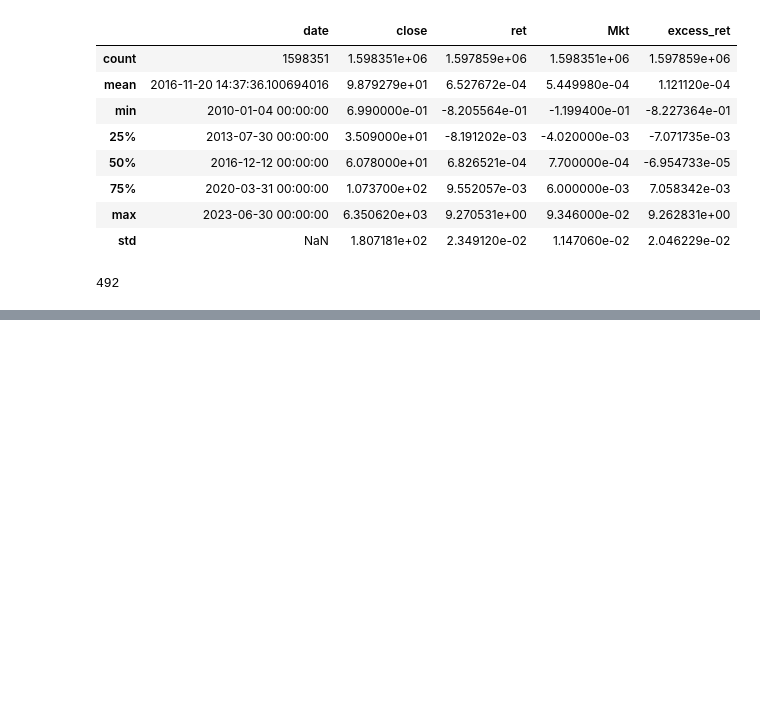
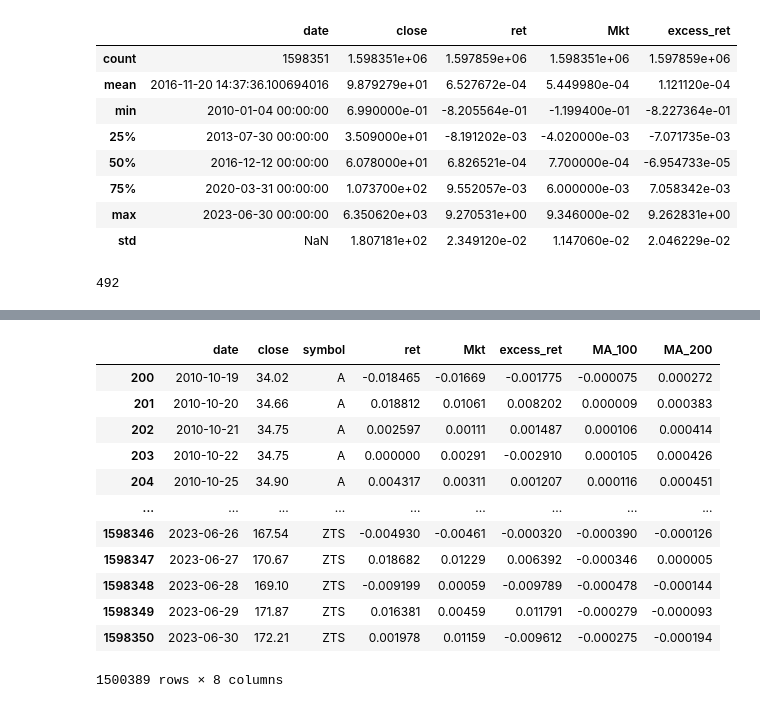
Before and after one commit to Faliell/Pandas_Classes, a Jupyter notebook: aula22-caseStudy.ipynb, the cells around one changed output, grey strips where cells are left out. Saved outputs shown, nothing was run; the diff lists cells and outputs as text; code cells hidden in the pictures; blank space fills up the shorter version.

```diff
--- a/aula22-caseStudy.ipynb
+++ b/aula22-caseStudy.ipynb
@@ -197,0 +228,3 @@ data.symbol.nunique()
+# %%
+MA_100= MA_100.rename({"excess_ret":"MA_100"},axis=1)
+MA_200= MA_200.rename({"excess_ret":"MA_200"},axis=1)
@@ -197,0 +240,3 @@ data.symbol.nunique()
+# %%
+data = data.reset_index()
+data.head(2)
@@ -197,0 +247,3 @@ data.symbol.nunique()
+# %%
+data = data.merge(MA_100, on= ["symbol", "date"])
+data = data.merge(MA_200, on= ["symbol", "date"])
@@ -197,0 +264,18 @@ data.symbol.nunique()
+# %%
+data = data.dropna()
+# %%
+data
+# %% [output]
+|  | date | close | symbol | ret | Mkt | excess_ret | MA_100 | MA_200 |
+| 200 | 2010-10-19 | 34.02 | A | -0.018465 | -0.01669 | -0.001775 | -0.000075 | 0.000272 |
+| 201 | 2010-10-20 | 34.66 | A | 0.018812 | 0.01061 | 0.008202 | 0.000009 | 0.000383 |
+| 202 | 2010-10-21 | 34.75 | A | 0.002597 | 0.00111 | 0.001487 | 0.000106 | 0.000414 |
+| 203 | 2010-10-22 | 34.75 | A | 0.000000 | 0.00291 | -0.002910 | 0.000105 | 0.000426 |
+| 204 | 2010-10-25 | 34.90 | A | 0.004317 | 0.00311 | 0.001207 | 0.000116 | 0.000451 |
+| ... | ... | ... | ... | ... | ... | ... | ... | ... |
+| 1598346 | 2023-06-26 | 167.54 | ZTS | -0.004930 | -0.00461 | -0.000320 | -0.000390 | -0.000126 |
+| 1598347 | 2023-06-27 | 170.67 | ZTS | 0.018682 | 0.01229 | 0.006392 | -0.000346 | 0.000005 |
+| 1598348 | 2023-06-28 | 169.10 | ZTS | -0.009199 | 0.00059 | -0.009789 | -0.000478 | -0.000144 |
+| 1598349 | 2023-06-29 | 171.87 | ZTS | 0.016381 | 0.00459 | 0.011791 | -0.000279 | -0.000093 |
+| 1598350 | 2023-06-30 | 172.21 | ZTS | 0.001978 | 0.01159 | -0.009612 | -0.000275 | -0.000194 |
+1500389 rows × 8 columns
```
Also changed, not shown: parts of 20 cells of this notebook.
